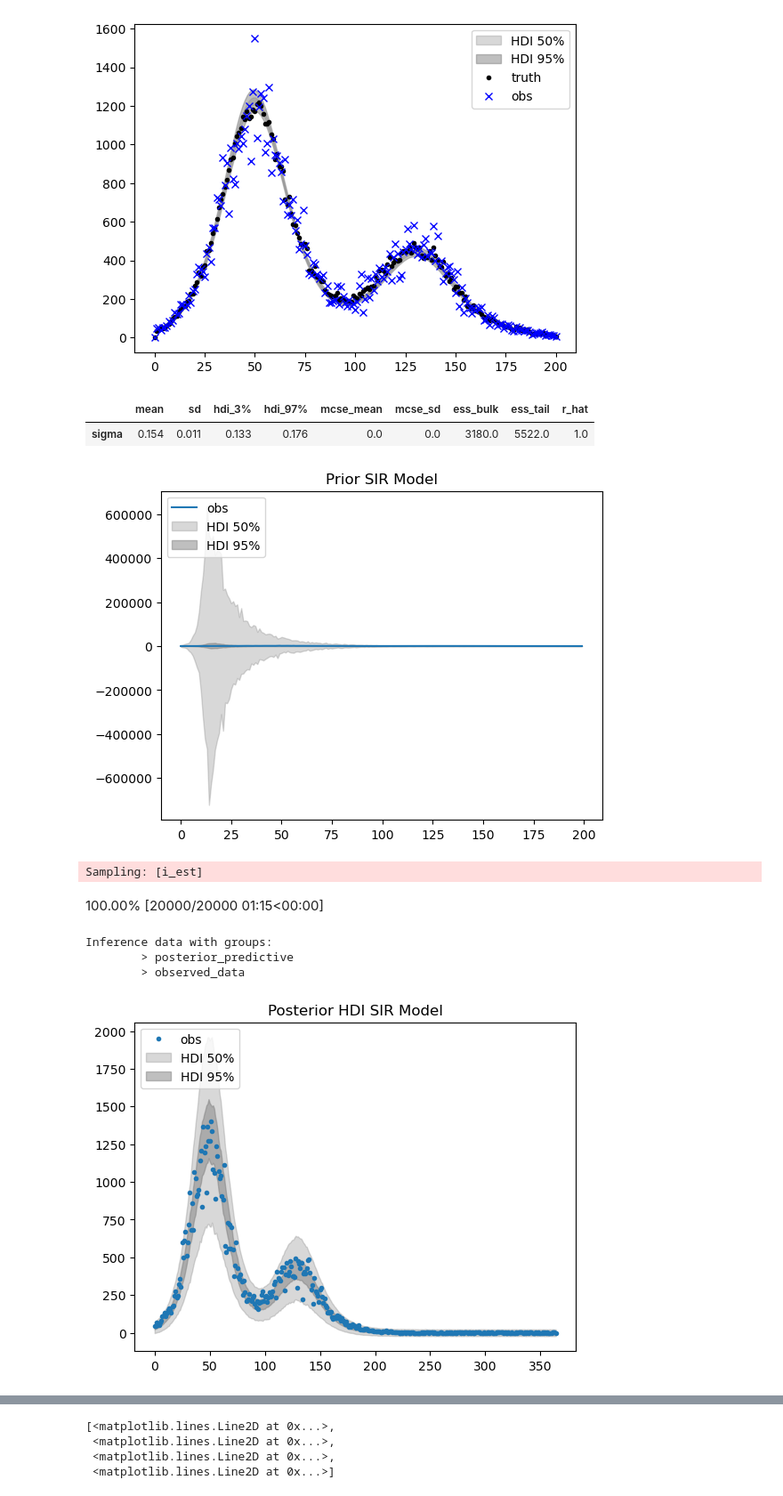
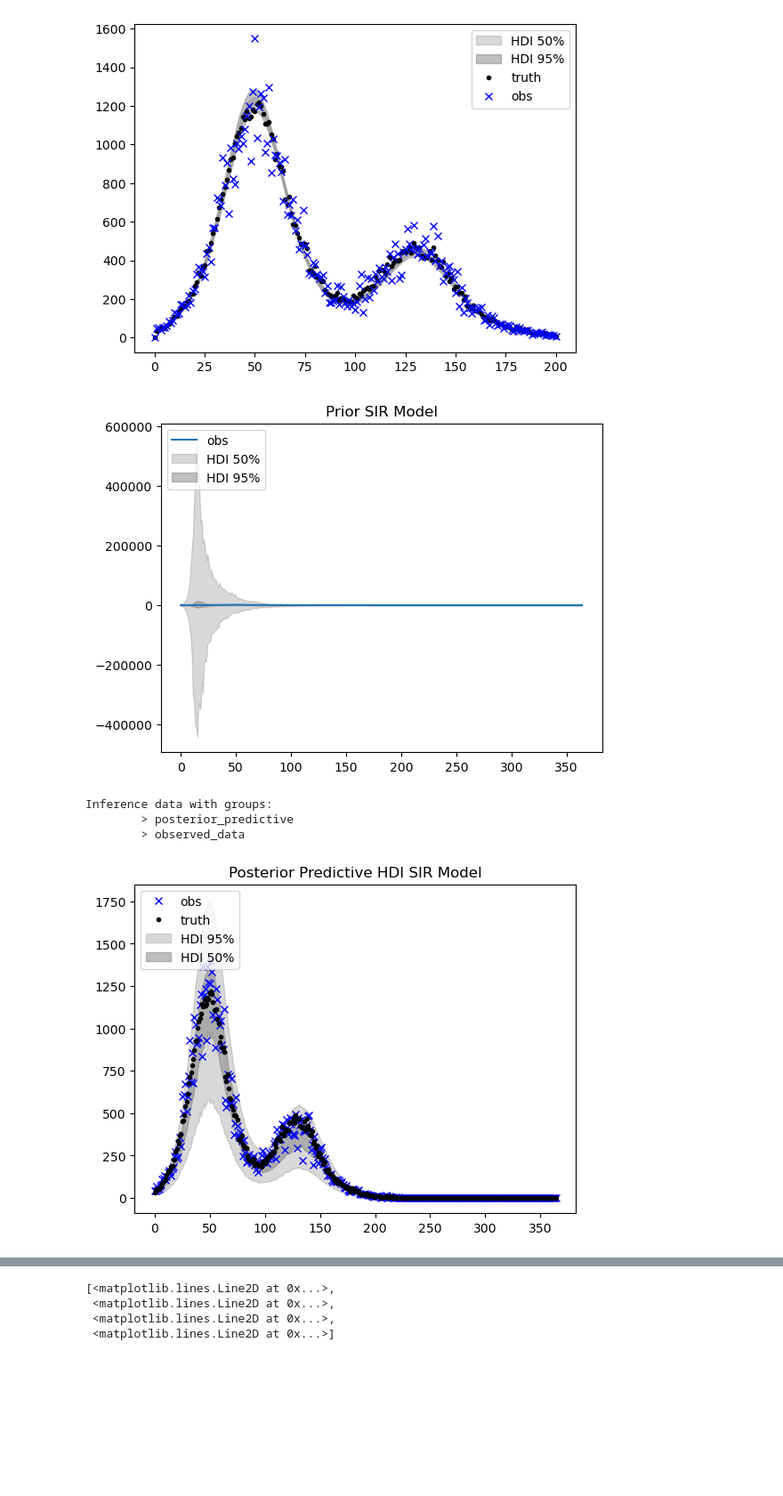
Before and after one commit to hwunrow/epykalman, a Jupyter notebook: src/sigmoid_mcmc_results.ipynb, the cells around one changed output, grey strips where cells are left out. Shown at 89% size. Cells and saved outputs as stored; diff of their text form; code cells hidden in the pictures; blank space fills up the shorter version.

```diff
--- a/src/sigmoid_mcmc_results.ipynb
+++ b/src/sigmoid_mcmc_results.ipynb
@@ -23,5 +23,5 @@ importlib.reload(model)
 # %%
-with open(f"{basepath}\\2023-02-02_NUTS_likelihood_students-t\\model.pkl", 'rb') as file:
+with open(f"{basepath}/2023-02-05_NUTS_likelihood_normal_add_noise_in_mcmc_clip_before_noise/model.pkl", 'rb') as file:
         sir_model = pickle.load(file)
 # %%
 sir_model.trace
@@ -72,2 +71,0 @@ array([[<AxesSubplot: title={'center': 'rt_0'}>,
-# %%
-sir_model.run_SIR_model(n_samples=n_samples, n_tune=n_tune, likelihood=likelihood, prior=prior, method=method, path=path)
@@ -116,15 +97,10 @@ ax.legend()
 # %% [output]
 <matplotlib.legend.Legend at 0x...>
 [figure]
-# %%
-az.summary(sir_model.trace, var_names='sigma')
-# %% [output]
-|  | mean | sd | hdi_3% | hdi_97% | mcse_mean | mcse_sd | ess_bulk | ess_tail | r_hat |
-| sigma | 0.154 | 0.011 | 0.133 | 0.176 | 0.0 | 0.0 | 3180.0 | 5522.0 | 1.0 |
 # %%
 fig, ax = plt.subplots()
 
-t = np.arange(200)
+t = np.arange(365)
 
 ax.plot(t, sir_model.data.i[1:], color="C0", label="obs")
 
@@ -149,45 +125,40 @@ az.plot_hdi(
 ax.legend(loc="upper left")
 ax.set(title="Prior SIR Model");
 # %% [output]
-[figure, old version]
+[figure, new version]
-# %%
-with sir_model.model as model:
-     posterior_predictive = pm.sample_posterior_predictive(sir_model.trace)
-# %% [output]
-Sampling: [i_est]
-100.00% [20000/20000 01:15<00:00]
-# %%
-posterior_predictive
-# %% [output]
-Inference data with groups:
-        > posterior_predictive
-        > observed_data
+# %%
+sir_model.posterior_predictive
+# %% [output]
+Inference data with groups:
+        > posterior_predictive
+        > observed_data
 # %%
 fig, ax = plt.subplots()
 
 t = np.arange(365)
 
-ax.plot(t, sir_model.data.i[1:], '.', color="C0", label="obs")
+ax.plot(t, sir_model.data.i[1:], 'x', color="blue", label="obs")
+ax.plot(t, sir_model.data.i_true[1:], '.', label="truth", color='black')
 
 az.plot_hdi(
     x=t,
-    y=posterior_predictive.posterior_predictive["i_est"],
+    y=sir_model.posterior_predictive.posterior_predictive["i_est"],
     hdi_prob=0.95,
     color="gray",
     smooth=False,
-    fill_kwargs={"label": "HDI 50%", "alpha": 0.3},
+    fill_kwargs={"label": "HDI 95%", "alpha": 0.3},
     ax=ax,
 )
 az.plot_hdi(
     x=t,
-    y=posterior_predictive.posterior_predictive["i_est"],
+    y=sir_model.posterior_predictive.posterior_predictive["i_est"],
     hdi_prob=0.5,
     color="gray",
     smooth=False,
-    fill_kwargs={"label": "HDI 95%", "alpha": 0.5},
+    fill_kwargs={"label": "HDI 50%", "alpha": 0.5},
     ax=ax,
 )
 ax.legend(loc="upper left")
-ax.set(title="Posterior HDI SIR Model");
+ax.set(title="Posterior Predictive HDI SIR Model");
 # %% [output]
-[figure, old version]
+[figure, new version]
```
Also changed, not shown: parts of 13 cells of this notebook.
